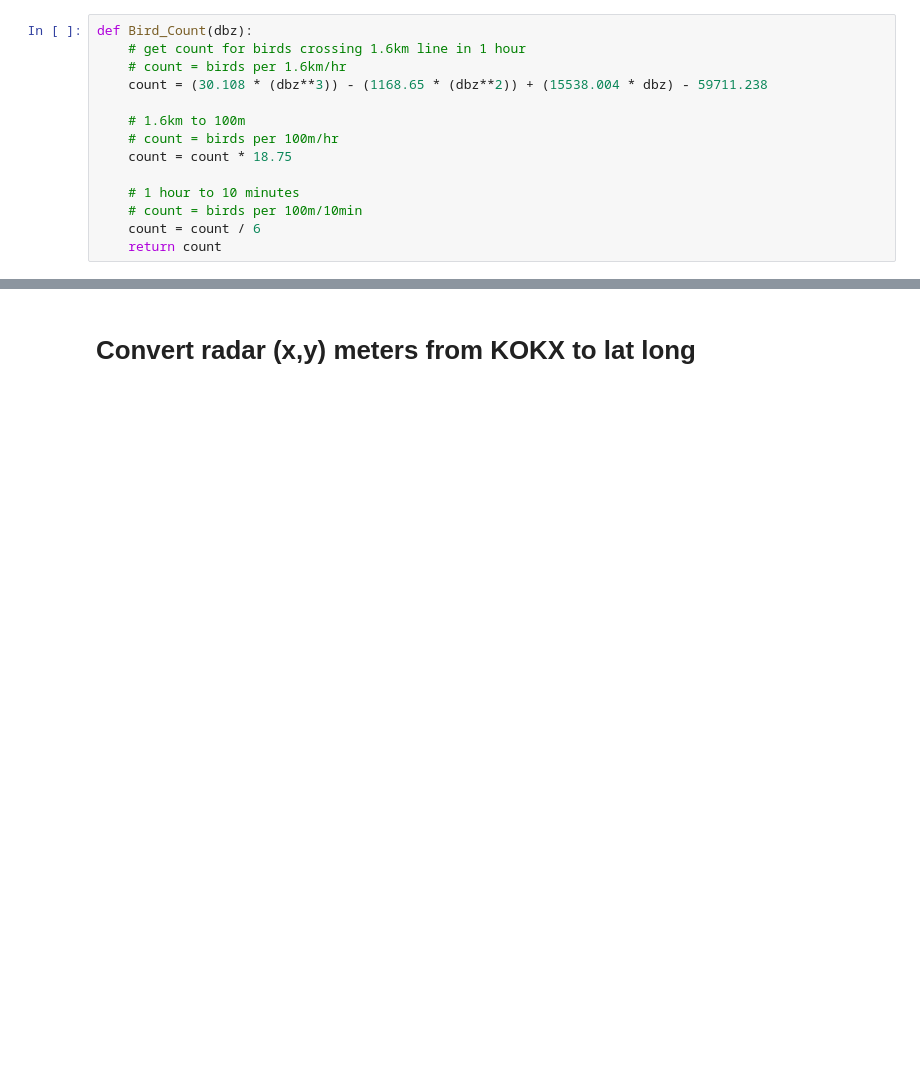
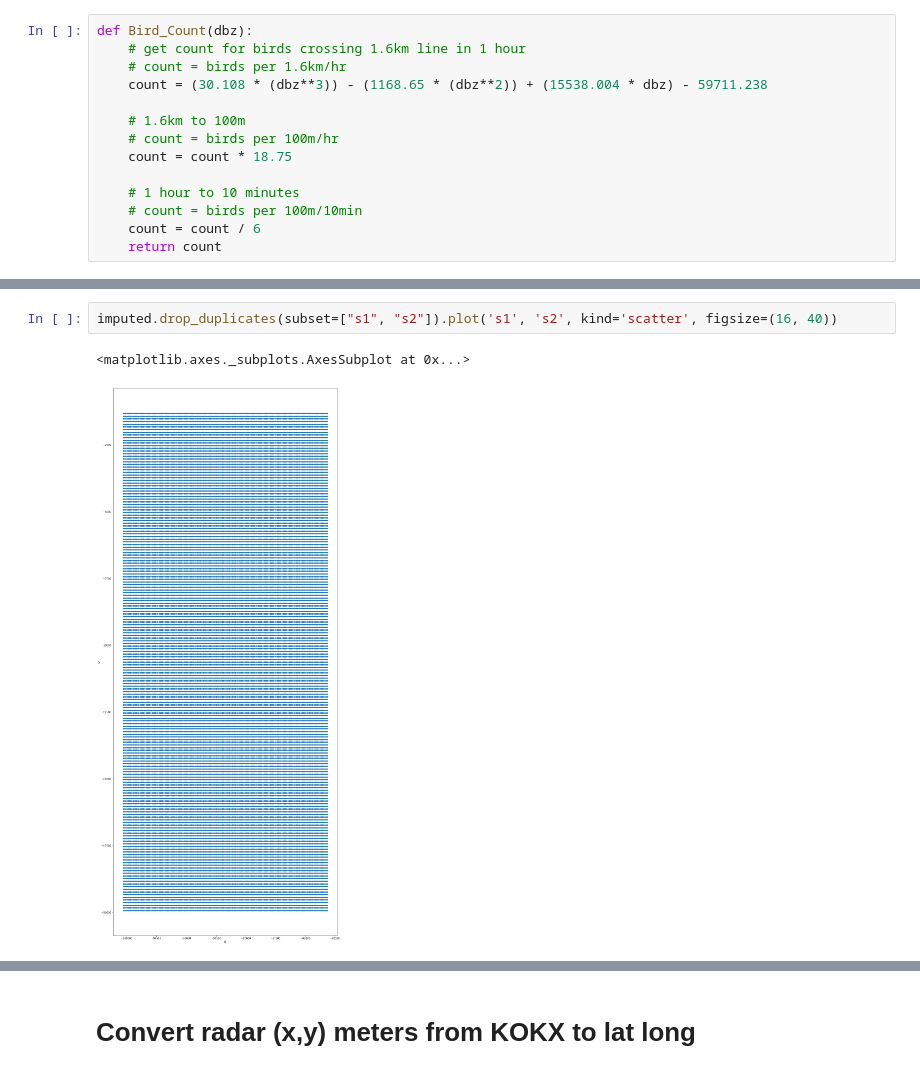
Before and after one commit to cmoscardi/independent_2018, a Jupyter notebook: radar/nexrad_cleaned.ipynb, the cells around one changed output, grey strips where cells are left out. Cells and saved outputs as stored; diff of their text form; blank space fills up the shorter version.

```diff
--- a/radar/nexrad_cleaned.ipynb
+++ b/radar/nexrad_cleaned.ipynb
@@ -72,0 +106,5 @@ len(df)
+# %%
+imputed.drop_duplicates(subset=["s1", "s2"]).plot('s1', 's2', kind='scatter', figsize=(16, 40))
+# %% [output]
+<matplotlib.axes._subplots.AxesSubplot at 0x...>
+[figure, added]
```
Also changed, not shown: parts of 36 cells of this notebook.
